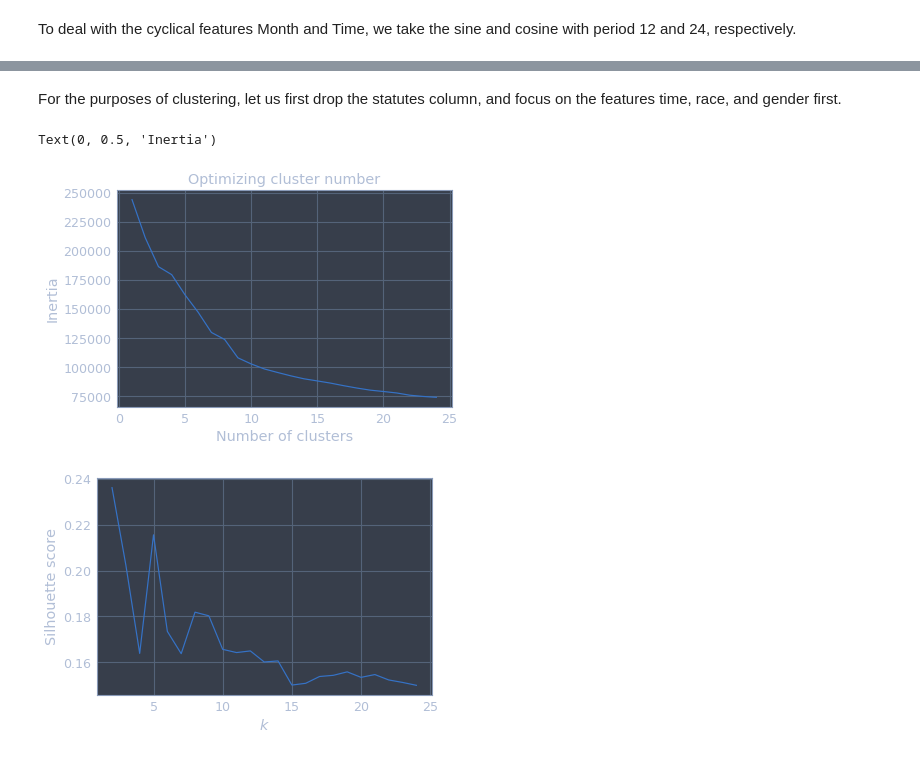
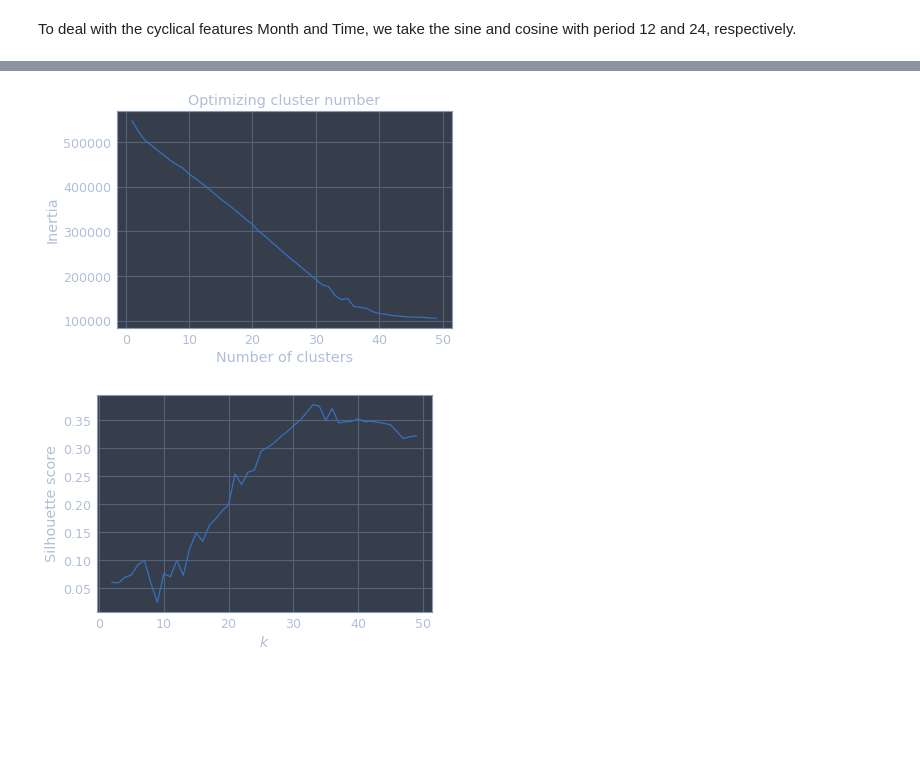
Before and after one commit to auhcheng/cville-crime, a Jupyter notebook: arrests-analysis.ipynb, the cells around one changed output, grey strips where cells are left out. Cells and saved outputs as stored; diff of their text form; code cells hidden in the pictures; blank space fills up the shorter version.

Commit message:
filtered arrests by number of statutes >100

```diff
--- a/arrests-analysis.ipynb
+++ b/arrests-analysis.ipynb
@@ -215,0 +235,4 @@ df.drop(['Month', 'Time'], axis=1, inplace=True)
+# %%
+df = df.groupby('Statute').filter(lambda x: (x['Statute'].count() >= 100).any())
+df.reset_index(drop=True, inplace=True)
+len(df)
@@ -216,3 +247,10 @@ df.drop(['Month', 'Time'], axis=1, inplace=True)
+# %%
+pd.options.mode.chained_assignment = None
+onehot = OneHotEncoder()
+mtx_onehot = onehot.fit_transform(df[['Statute']]).toarray()
+df_onehot = pd.DataFrame(mtx_onehot, columns=np.concatenate(onehot.categories_))
+df.drop(['Statute'], axis=1, inplace=True)
+df = pd.concat([df, df_onehot], axis=1)
 # %%
 df.head()
 # %% [output]
@@ -235,2 +263,0 @@ df.plot(kind="scatter", x='X', y='Y', alpha=0.1, figsize=(10, 10));
-# %% [markdown]
-For the purposes of clustering, let us first drop the statutes column, and focus on the features time, race, and gender first.
@@ -245,22 +270,21 @@ df_scaled = pipeline.fit_transform(df)
 # %%
 from sklearn.cluster import KMeans
 # %%
-kmeans_per_k = [KMeans(n_clusters=k, random_state=42).fit(df_scaled) for k in range(1, 25)]
+kmeans_per_k = [KMeans(n_clusters=k, random_state=42).fit(df_scaled) for k in range(1, 50)]
 inertias = [model.inertia_ for model in kmeans_per_k]
-plt.plot(range(1, 25), inertias)
+plt.plot(range(1, 50), inertias)
 plt.title("Optimizing cluster number")
 plt.xlabel("Number of clusters")
 plt.ylabel("Inertia");
 # %% [output]
-Text(0, 0.5, 'Inertia')
-[figure, old version]
+[figure, new version]
 # %%
 from sklearn.metrics import silhouette_score
 # %%
 silhouette_scores = [silhouette_score(df_scaled, model.labels_) for model in kmeans_per_k[1:]]
-plt.plot(range(2, 25), silhouette_scores)
+plt.plot(range(2, 50), silhouette_scores)
 plt.xlabel("$k$")
 plt.ylabel("Silhouette score");
 # %% [output]
-[figure, old version]
+[figure, new version]
 # %%
```
Also changed, not shown: parts of 16 cells of this notebook.
